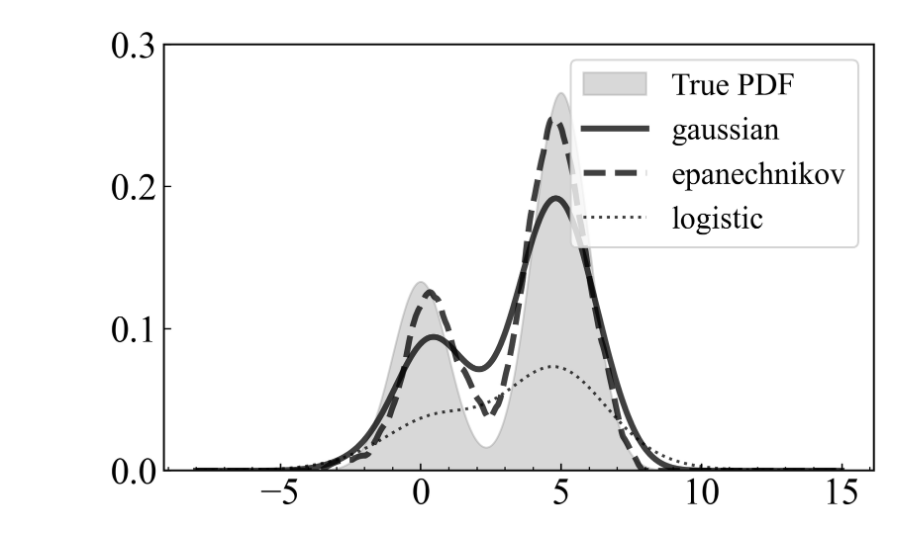
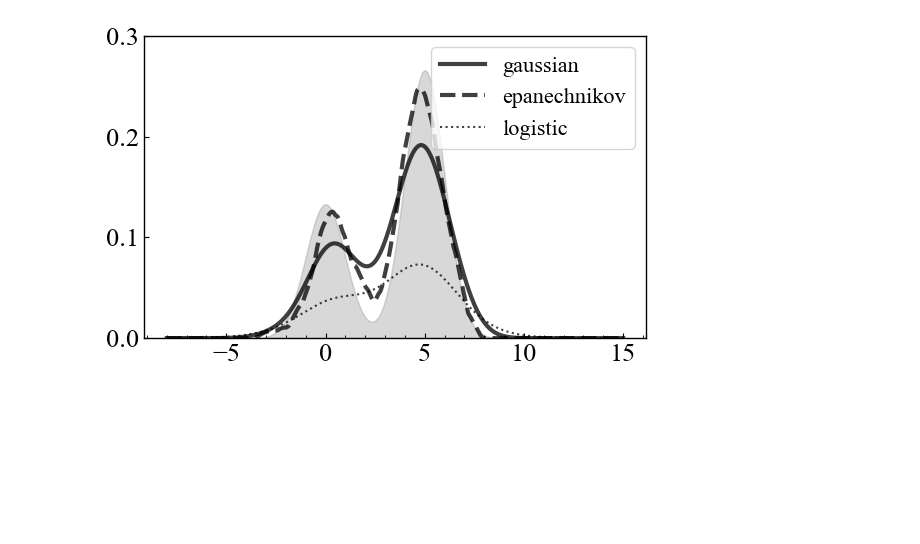
Before and after one commit to hungtrannam/probclust, a Jupyter notebook: notebooks/vis_KDE.ipynb, the cells around one changed output. Cells and saved outputs as stored; diff of their text form; code cells hidden in the pictures; blank space fills up the shorter version.

```diff
--- a/notebooks/vis_KDE.ipynb
+++ b/notebooks/vis_KDE.ipynb
@@ -28,27 +28,27 @@ kernel_names = ['gaussian', 'epanechnikov', 'logistic']
 # %%
 # === Vẽ ===
 from utils.vis import temp
 plt.figure(figsize=(6, 4))
 temp(20)
 
-plt.fill_between(x_grid, true_pdf, color='gray', alpha=0.3, label='True PDF')
+plt.fill_between(x_grid, true_pdf, color='gray', alpha=0.3)
 
 for name in kernel_names:
     kde = KernelDensityEstimator(bandwidth=h, kernel=name)
     kde.fit(f2_data)
     y_kde = kde.evaluate(x_grid)
 
     if name == 'gaussian':
         ls, lw = '-', 3
     elif name == 'epanechnikov':
         ls, lw = '--', 3
     elif name == 'logistic':
         ls, lw = ':', 1.5
 
     plt.plot(x_grid, y_kde, color='black', linestyle=ls, linewidth=lw, alpha=0.75, label=name)
 
 plt.legend(loc='upper right', fontsize=16)
 plt.ylim(0, 0.3)
 plt.tight_layout()
 # %% [output]
-[figure, old version]
+[figure, new version]
```
Also changed, not shown: parts of 1 cell of this notebook, 24 other files.
